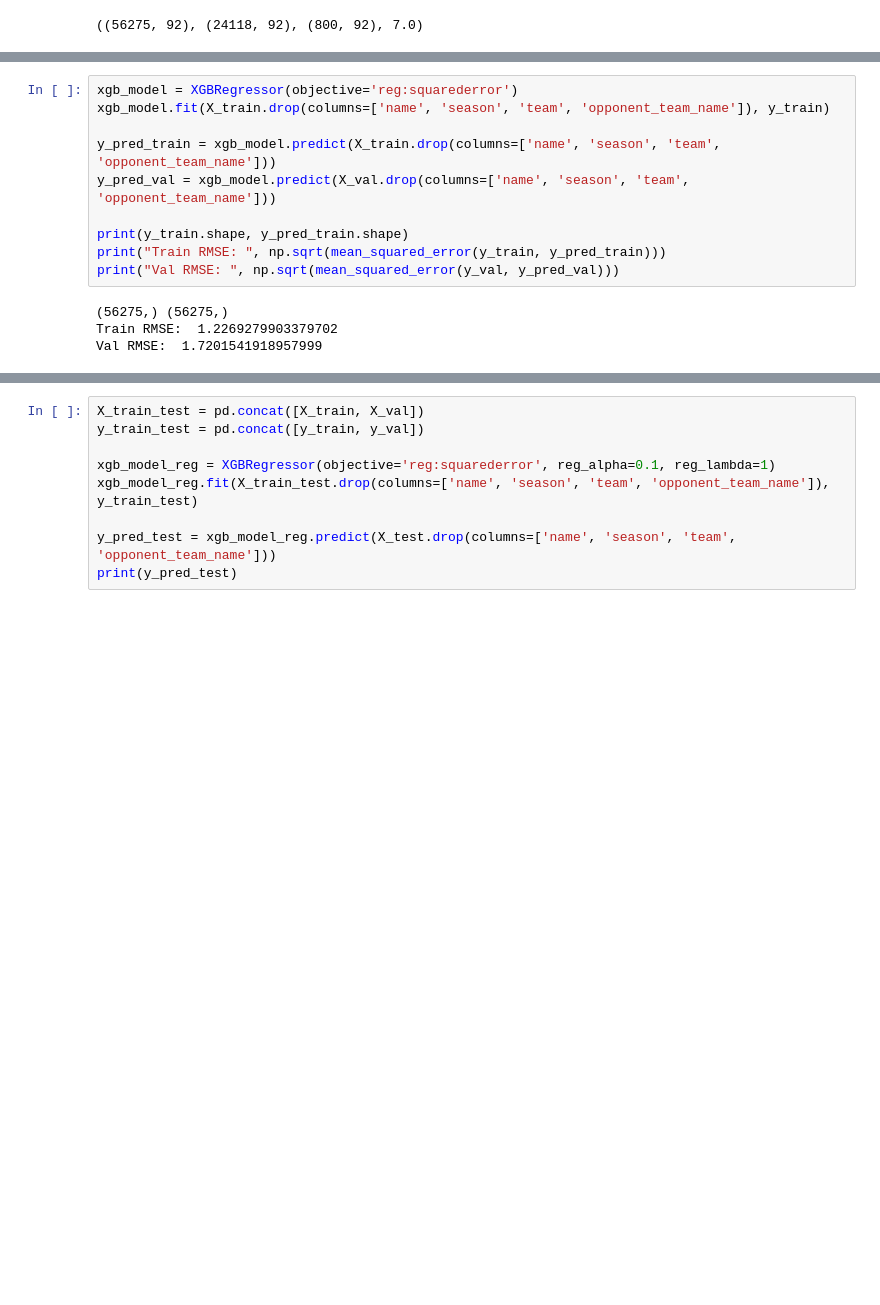
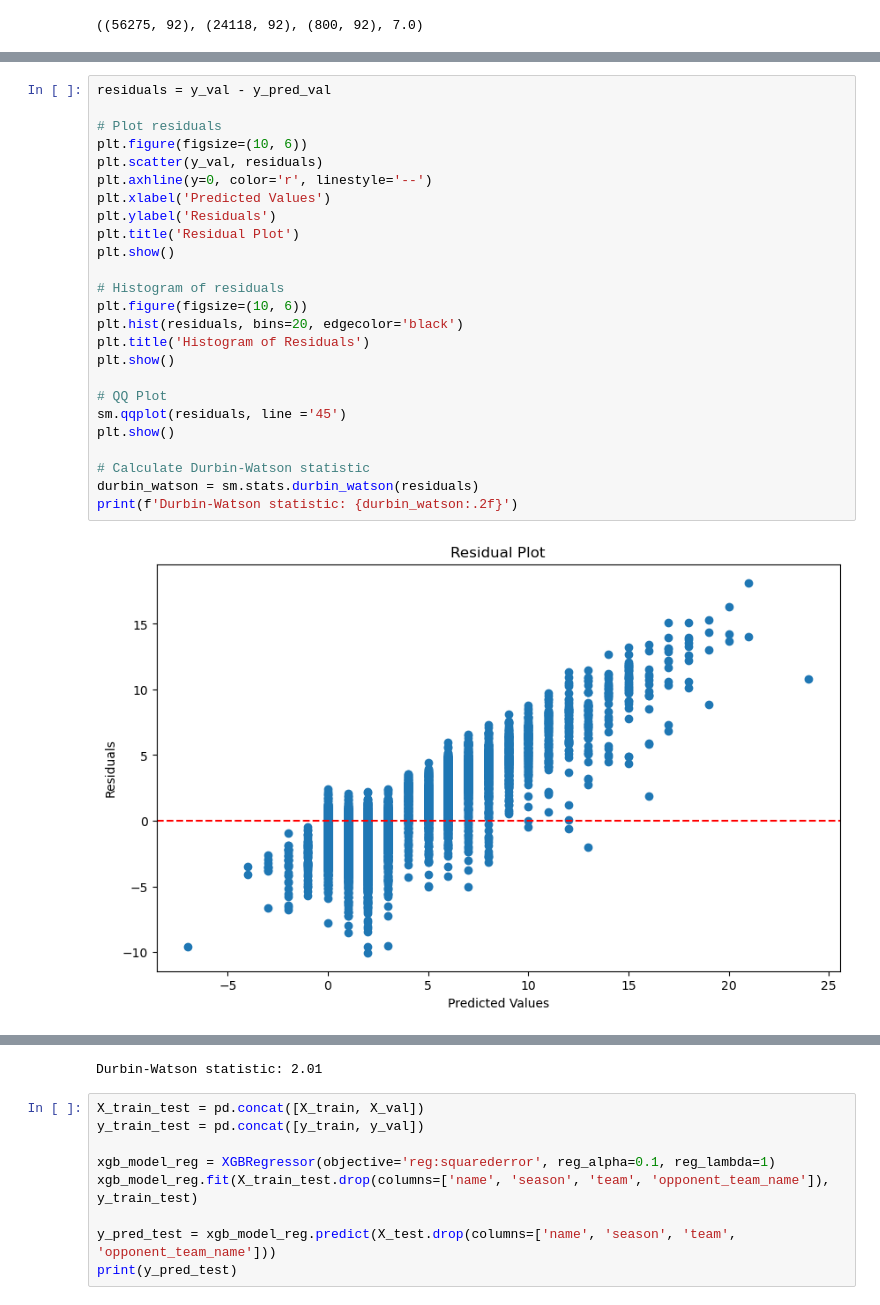
Before and after one commit to dheyay/weighted_through_ball, a Jupyter notebook: notebooks/playground.ipynb, the cells around one changed output, grey strips where cells are left out. Drawn from its saved outputs; the diff is of its cells as text; blank space fills up the shorter version.

```diff
--- a/notebooks/playground.ipynb
+++ b/notebooks/playground.ipynb
@@ -487,14 +476,27 @@ Val RMSE:  0.14320602899816706
-# %%
-xgb_model = XGBRegressor(objective='reg:squarederror')
-xgb_model.fit(X_train.drop(columns=['name', 'season', 'team', 'opponent_team_name']), y_train)
-
-y_pred_train = xgb_model.predict(X_train.drop(columns=['name', 'season', 'team', 'opponent_team_name']))
-y_pred_val = xgb_model.predict(X_val.drop(columns=['name', 'season', 'team', 'opponent_team_name']))
-
-print(y_train.shape, y_pred_train.shape)
-print("Train RMSE: ", np.sqrt(mean_squared_error(y_train, y_pred_train)))
-print("Val RMSE: ", np.sqrt(mean_squared_error(y_val, y_pred_val)))
-# %% [output]
-(56275,) (56275,)
-Train RMSE:  1.2269279903379702
-Val RMSE:  1.7201541918957999
+# %%
+residuals = y_val - y_pred_val
+
+# Plot residuals
+plt.figure(figsize=(10, 6))
+plt.scatter(y_val, residuals)
+plt.axhline(y=0, color='r', linestyle='--')
+plt.xlabel('Predicted Values')
+plt.ylabel('Residuals')
+plt.title('Residual Plot')
+plt.show()
+
+# Histogram of residuals
+plt.figure(figsize=(10, 6))
+plt.hist(residuals, bins=20, edgecolor='black')
+plt.title('Histogram of Residuals')
+plt.show()
+
+# QQ Plot
+sm.qqplot(residuals, line ='45')
+plt.show()
+
+# Calculate Durbin-Watson statistic
+durbin_watson = sm.stats.durbin_watson(residuals)
+print(f'Durbin-Watson statistic: {durbin_watson:.2f}')
+# %% [output]
+[figure, added]
@@ -501,3 +505,4 @@ Val RMSE:  1.7201541918957999
+Durbin-Watson statistic: 2.01
 # %%
 X_train_test = pd.concat([X_train, X_val])
 y_train_test = pd.concat([y_train, y_val])
```
Also changed, not shown: parts of 21 cells of this notebook, 3 other files.
